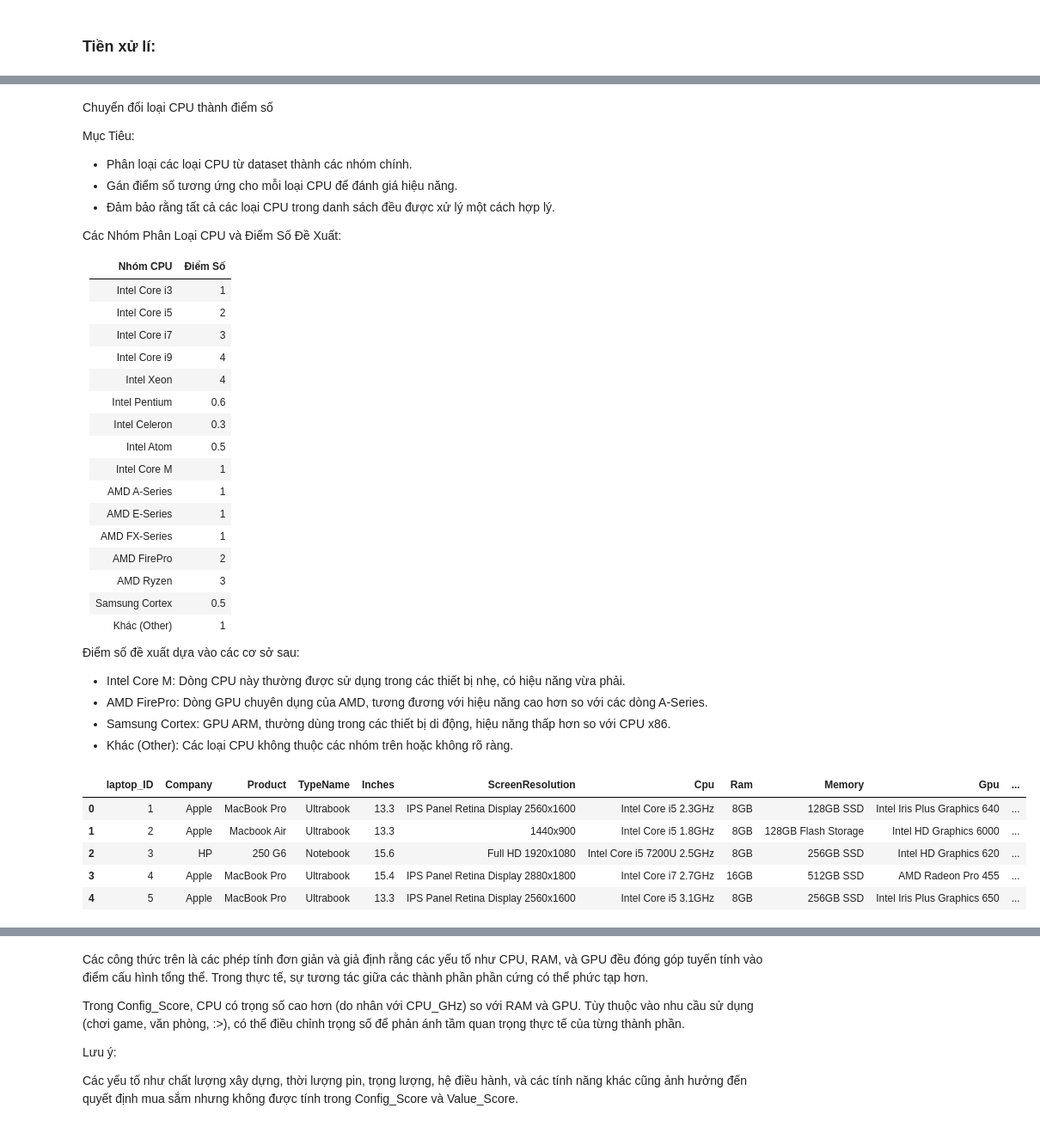
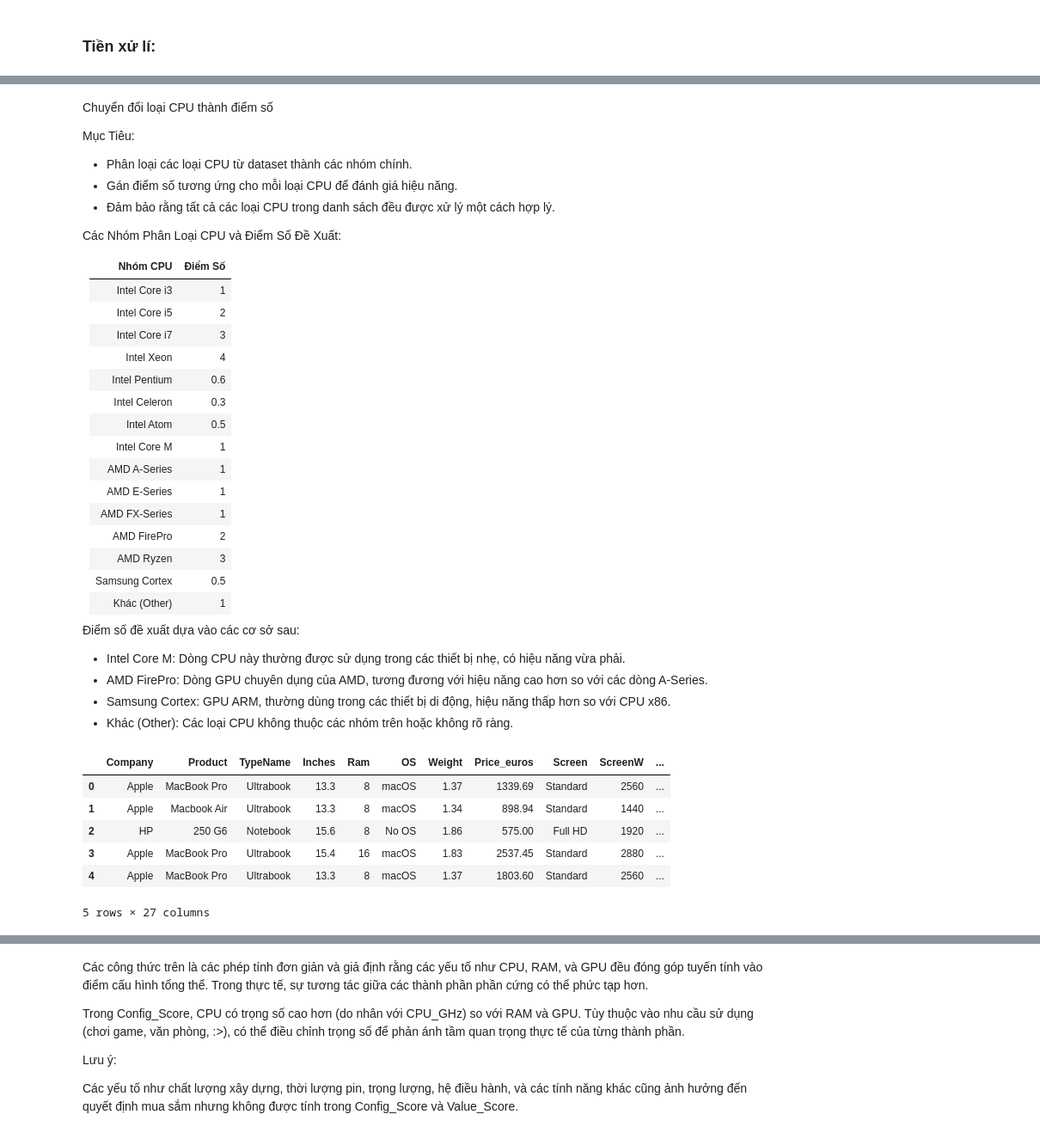
Before and after one commit to nguyennn263/final-lab-programming4DS, a Jupyter notebook: TienQuoc_Q1.ipynb, the cells around one changed output, grey strips where cells are left out. Shown at 86% size. Cells and saved outputs as stored; diff of their text form; code cells hidden in the pictures.

```diff
--- a/TienQuoc_Q1.ipynb
+++ b/TienQuoc_Q1.ipynb
@@ -72,3 +64,0 @@ df['CPU_GHz'] = df['Cpu'].apply(extract_cpu_speed)
-# %%
-# Trích xuất RAM in GB
-df['RAM_GB'] = df['Ram'].apply(lambda x: int(re.search(r'(\d+)GB', x).group(1)) if pd.notnull(x) else 0)
@@ -142,0 +68,5 @@ df['GPU_Type'] = df['Gpu'].apply(extract_gpu_type)
+# %%
+# In ra các loại GPU có trong dữ liệu
+df['GPU_model'] = df['GPU_model'].str.lower()
+gpu = df['GPU_model'].unique()
+gpu
@@ -142,0 +91,5 @@ df['GPU_Type'] = df['Gpu'].apply(extract_gpu_type)
+# %%
+# In ra các hãng GPU có trong dữ liệu
+df['GPU_company'] = df['GPU_company'].str.lower()
+gpu = df['GPU_company'].unique()
+gpu
@@ -191,0 +301,5 @@ df.head()
+# %%
+# In ra các loại CPU có trong dữ liệu
+df['CPU_model'] = df['CPU_model'].str.lower()
+cpu = df['CPU_model'].unique()
+cpu
@@ -291,7 +426,6 @@ Các Nhóm Phân Loại CPU và Điểm Số Đề Xuất:
 | Intel Core i3           | 1       |
 | Intel Core i5           | 2       |
 | Intel Core i7           | 3       |
-| Intel Core i9           | 4       |
 | Intel Xeon              | 4       |
 | Intel Pentium           | 0.6     |
 | Intel Celeron           | 0.3     |
@@ -314,46 +448,47 @@ Các Nhóm Phân Loại CPU và Điểm Số Đề Xuất:
 # Hàm đánh giá điểm số CPU
 def cpu_rank(cpu_type):
     cpu_type_lower = cpu_type.lower()
 
-    if 'intel core i9' in cpu_type_lower:
+    if 'intel xeon' in cpu_type_lower:
         return 4
     elif 'intel core i7' in cpu_type_lower:
         return 3
     elif 'intel core i5' in cpu_type_lower:
         return 2
     elif 'intel core i3' in cpu_type_lower:
         return 1
-    elif 'intel xeon' in cpu_type_lower:
-        return 4
+    elif 'intel core m' in cpu_type_lower:
+        return 1
     elif 'intel pentium' in cpu_type_lower:
         return 0.6
+    elif 'intel atom' in cpu_type_lower:
+        return 0.5
     elif 'intel celeron' in cpu_type_lower:
         return 0.3
-    elif 'intel atom' in cpu_type_lower:
-        return 0.5
-    elif 'intel core m' in cpu_type_lower:
-        return 1
+
     elif 'amd ryzen' in cpu_type_lower:
         return 3
+    elif 'amd firepro' in cpu_type_lower:
+        return 2
     elif 'amd a-series' in cpu_type_lower:
         return 1
     elif 'amd e-series' in cpu_type_lower:
         return 1
     elif 'amd fx-series' in cpu_type_lower:
         return 1
-    elif 'amd firepro' in cpu_type_lower:
-        return 2
+
     elif 'samsung cortex' in cpu_type_lower:
         return 0.5
     else:
         return 1  # Default
 
-df['CPU_Rank'] = df['Cpu'].apply(cpu_rank)
+df['CPU_Rank'] = df['CPU_Type'].apply(cpu_rank)
 df.head()
 # %% [output]
-|  | laptop_ID | Company | Product | TypeName | Inches | ScreenResolution | Cpu | Ram | Memory | Gpu | ... |
-| 0 | 1 | Apple | MacBook Pro | Ultrabook | 13.3 | IPS Panel Retina Display 2560x1600 | Intel Core i5 2.3GHz | 8GB | 128GB SSD | Intel Iris Plus Graphics 640 | ... |
-| 1 | 2 | Apple | Macbook Air | Ultrabook | 13.3 | 1440x900 | Intel Core i5 1.8GHz | 8GB | 128GB Flash Storage | Intel HD Graphics 6000 | ... |
-| 2 | 3 | HP | 250 G6 | Notebook | 15.6 | Full HD 1920x1080 | Intel Core i5 7200U 2.5GHz | 8GB | 256GB SSD | Intel HD Graphics 620 | ... |
-| 3 | 4 | Apple | MacBook Pro | Ultrabook | 15.4 | IPS Panel Retina Display 2880x1800 | Intel Core i7 2.7GHz | 16GB | 512GB SSD | AMD Radeon Pro 455 | ... |
-| 4 | 5 | Apple | MacBook Pro | Ultrabook | 13.3 | IPS Panel Retina Display 2560x1600 | Intel Core i5 3.1GHz | 8GB | 256GB SSD | Intel Iris Plus Graphics 650 | ... |
+|  | Company | Product | TypeName | Inches | Ram | OS | Weight | Price_euros | Screen | ScreenW | ... |
+| 0 | Apple | MacBook Pro | Ultrabook | 13.3 | 8 | macOS | 1.37 | 1339.69 | Standard | 2560 | ... |
+| 1 | Apple | Macbook Air | Ultrabook | 13.3 | 8 | macOS | 1.34 | 898.94 | Standard | 1440 | ... |
+| 2 | HP | 250 G6 | Notebook | 15.6 | 8 | No OS | 1.86 | 575.00 | Full HD | 1920 | ... |
+| 3 | Apple | MacBook Pro | Ultrabook | 15.4 | 16 | macOS | 1.83 | 2537.45 | Standard | 2880 | ... |
+| 4 | Apple | MacBook Pro | Ultrabook | 13.3 | 8 | macOS | 1.37 | 1803.60 | Standard | 2560 | ... |
+5 rows × 27 columns
```
Also changed, not shown: parts of 22 cells of this notebook, 1 other file.
